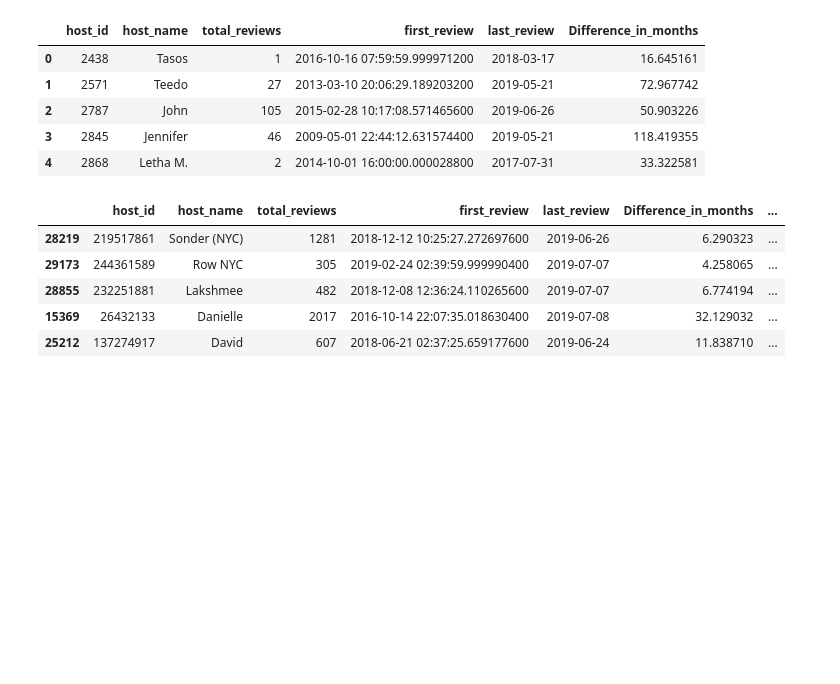
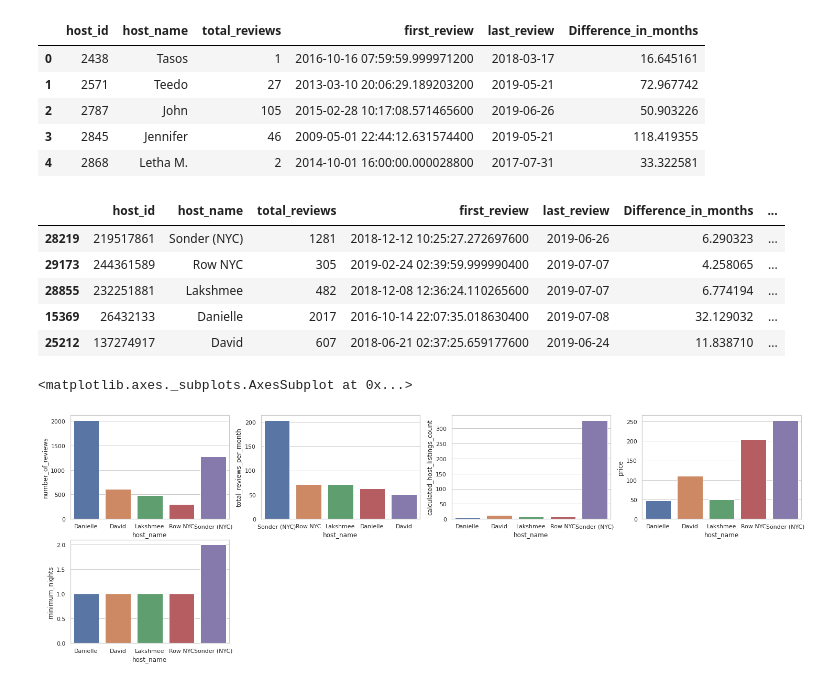
Before and after one commit to amanichivilkar/Airbnb-Booking-Analysis, a Jupyter notebook: Amani_Chivilkar_M1W4_Airbnb_Bookings_Analysis_Capstone_Project.ipynb, the cells around one changed output. Cells and saved outputs as stored; diff of their text form; code cells hidden in the pictures; blank space fills up the shorter version.

Commit message:
Top 5 host with heights listing counts

```diff
--- a/Amani_Chivilkar_M1W4_Airbnb_Bookings_Analysis_Capstone_Project.ipynb
+++ b/Amani_Chivilkar_M1W4_Airbnb_Bookings_Analysis_Capstone_Project.ipynb
@@ -223,7 +233,8 @@ df2.head()
 # %%
 # rate of reviews per month, recieved by each host for all its properties (combined) listed on Airbnb
 df2['total_reviews_per_month']=(df2.total_reviews/df2.Difference_in_months)
-df2.sort_values('total_reviews_per_month', ascending=False).head()
+df6=df2.sort_values('total_reviews_per_month', ascending=False).head()
+df6
 # %% [output]
 |  | host_id | host_name | total_reviews | first_review | last_review | Difference_in_months | ... |
 | 28219 | 219517861 | Sonder (NYC) | 1281 | 2018-12-12 10:25:27.272697600 | 2019-06-26 | 6.290323 | ... |
@@ -231,3 +242,31 @@ df2.sort_values('total_reviews_per_month', ascending=False).head()
 | 28855 | 232251881 | Lakshmee | 482 | 2018-12-08 12:36:24.110265600 | 2019-07-07 | 6.774194 | ... |
 | 15369 | 26432133 | Danielle | 2017 | 2016-10-14 22:07:35.018630400 | 2019-07-08 | 32.129032 | ... |
 | 25212 | 137274917 | David | 607 | 2018-06-21 02:37:25.659177600 | 2019-06-24 | 11.838710 | ... |
+# %%
+df1=df[(df.host_id==219517861)|(df.host_id==244361589)|(df.host_id==232251881)|(df.host_id==26432133)|(df.host_id==137274917)]
+# %%
+df2=df1.groupby(['host_name'])['calculated_host_listings_count'].count().reset_index()
+df3=df1.groupby(['host_name'])['number_of_reviews'].sum().reset_index()
+df4=df1.groupby(['host_name'])['minimum_nights'].median().reset_index()
+df5=df1.groupby(['host_name'])['price'].mean().reset_index()
+
+
+plt.figure(figsize=(25,8))
+
+plt.subplot(2,4,3)
+sns.barplot(x=df2.host_name, y=df2.calculated_host_listings_count)
+
+plt.subplot(2,4,2)
+sns.barplot(x=df6.host_name, y=df6.total_reviews_per_month)
+
+plt.subplot(2,4,1)
+sns.barplot(x=df3.host_name, y=df3.number_of_reviews)
+
+plt.subplot(2,4,5)
+sns.barplot(x=df4.host_name, y=df4.minimum_nights)
+
+plt.subplot(2,4,4)
+sns.barplot(x=df5.host_name, y=df5.price)
+# %% [output]
+<matplotlib.axes._subplots.AxesSubplot at 0x...>
+[figure, added]
```
Also changed, not shown: parts of 9 cells of this notebook.
